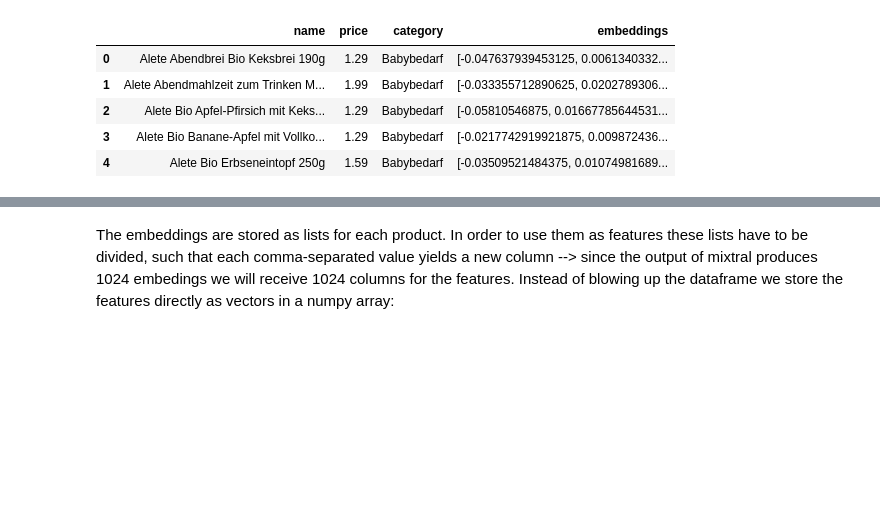
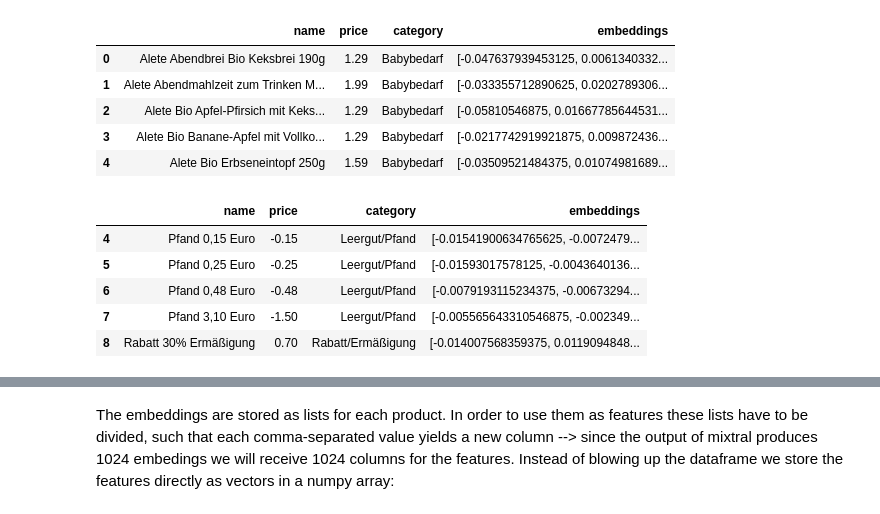
Before and after one commit to TopAudioData/receipt-contextualizer, a Jupyter notebook: notebooks/baseline_model.ipynb, the cells around one changed output, grey strips where cells are left out. Drawn from its saved outputs; the diff is of its cells as text; code cells hidden in the pictures; blank space fills up the shorter version.

```diff
--- a/notebooks/baseline_model.ipynb
+++ b/notebooks/baseline_model.ipynb
@@ -13,7 +13,7 @@ import matplotlib.pyplot as plt
 # %% [markdown]
 ## Import the dataset
 # %%
-df = pd.read_csv('../data/name_embeds_complete_no_context.csv',index_col=0)
+df = pd.read_csv('../data/name_embeds_incl_special_items_no_context.csv',index_col=0)
 # %%
 df.head()
 # %% [output]
@@ -23,3 +23,12 @@ df.head()
 | 2 | Alete Bio Apfel-Pfirsich mit Keks... | 1.29 | Babybedarf | [-0.05810546875, 0.01667785644531... |
 | 3 | Alete Bio Banane-Apfel mit Vollko... | 1.29 | Babybedarf | [-0.0217742919921875, 0.009872436... |
 | 4 | Alete Bio Erbseneintopf 250g | 1.59 | Babybedarf | [-0.03509521484375, 0.01074981689... |
+# %%
+df.tail()
+# %% [output]
+|  | name | price | category | embeddings |
+| 4 | Pfand 0,15 Euro | -0.15 | Leergut/Pfand | [-0.01541900634765625, -0.0072479... |
+| 5 | Pfand 0,25 Euro | -0.25 | Leergut/Pfand | [-0.01593017578125, -0.0043640136... |
+| 6 | Pfand 0,48 Euro | -0.48 | Leergut/Pfand | [-0.0079193115234375, -0.00673294... |
+| 7 | Pfand 3,10 Euro | -1.50 | Leergut/Pfand | [-0.005565643310546875, -0.002349... |
+| 8 | Rabatt 30% Ermäßigung | 0.70 | Rabatt/Ermäßigung | [-0.014007568359375, 0.0119094848... |
```
Also changed, not shown: parts of 19 cells of this notebook, 1 other file.
